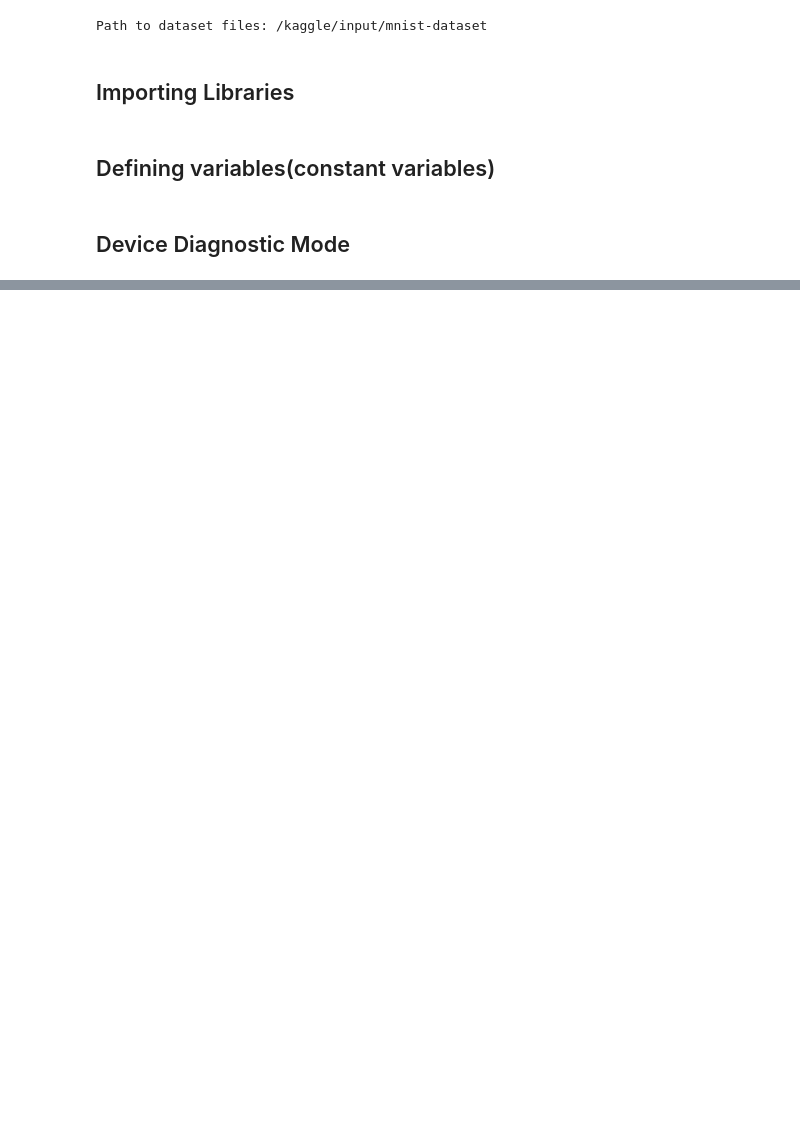
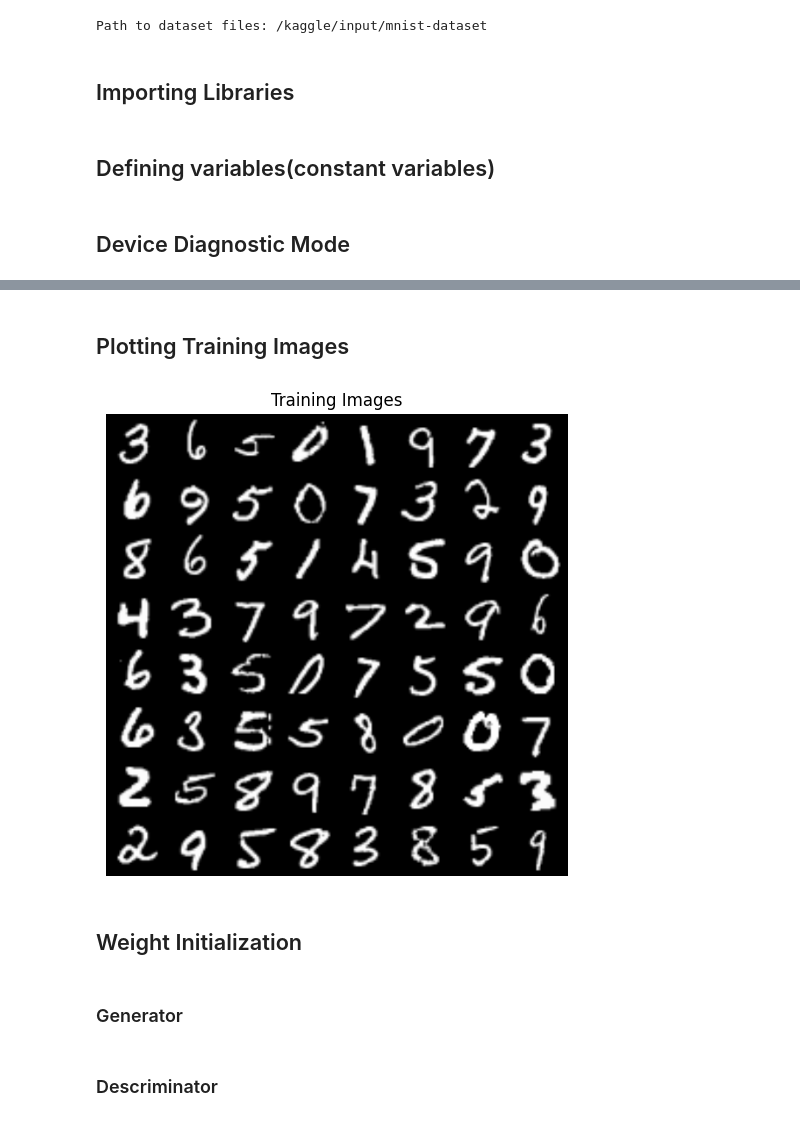
Before and after one commit to rehmanaly0051/Pytorch-DeepLearning, a Jupyter notebook: gan_with_mnist.ipynb, the cells around one changed output, grey strips where cells are left out. Drawn from its saved outputs; the diff is of its cells as text; code cells hidden in the pictures; blank space fills up the shorter version.

```diff
--- a/gan_with_mnist.ipynb
+++ b/gan_with_mnist.ipynb
@@ -64,7 +62,25 @@ cudnn.benchmark = True
 # %%
-dataset = dset(root = DATA_PATH, download = True,
-               transform = transforms.compose([
-               transforms.Resize(X_DIM),
-               transforms.ToTensor(),
-               transforms.Normalize((0.5),(0.5))
-               ]))
+dataset = dset.MNIST(root=DATA_PATH, download=True,
+                     transform=transforms.Compose([
+                     transforms.Resize(X_DIM),
+                     transforms.ToTensor(),
+                     transforms.Normalize((0.5,), (0.5,))
+                     ]))
+
+# Dataloader
+dataloader = torch.utils.data.DataLoader(dataset, batch_size=BATCH_SIZE,
+                                         shuffle=True, num_workers=2)
+# %% [markdown]
+## Plotting Training Images
+# %%
+import numpy as np
+real_batch = next(iter(dataloader))
+plt.figure(figsize=(6,6))
+plt.axis('off')
+plt.title('Training Images')
+plt.imshow(np.transpose(vutils.make_grid(real_batch[0].to(device)[:64], padding=2, normalize=True).cpu(),(1,2,0)))
+plt.show()
+# %% [output]
+[figure, added]
+# %% [markdown]
+## Weight Initialization
@@ -70,0 +95,2 @@ dataset = dset(root = DATA_PATH, download = True,
+# %% [markdown]
+### Generator
@@ -70,0 +126,2 @@ dataset = dset(root = DATA_PATH, download = True,
+# %% [markdown]
+### Descriminator
```
Also changed, not shown: parts of 12 cells of this notebook.
